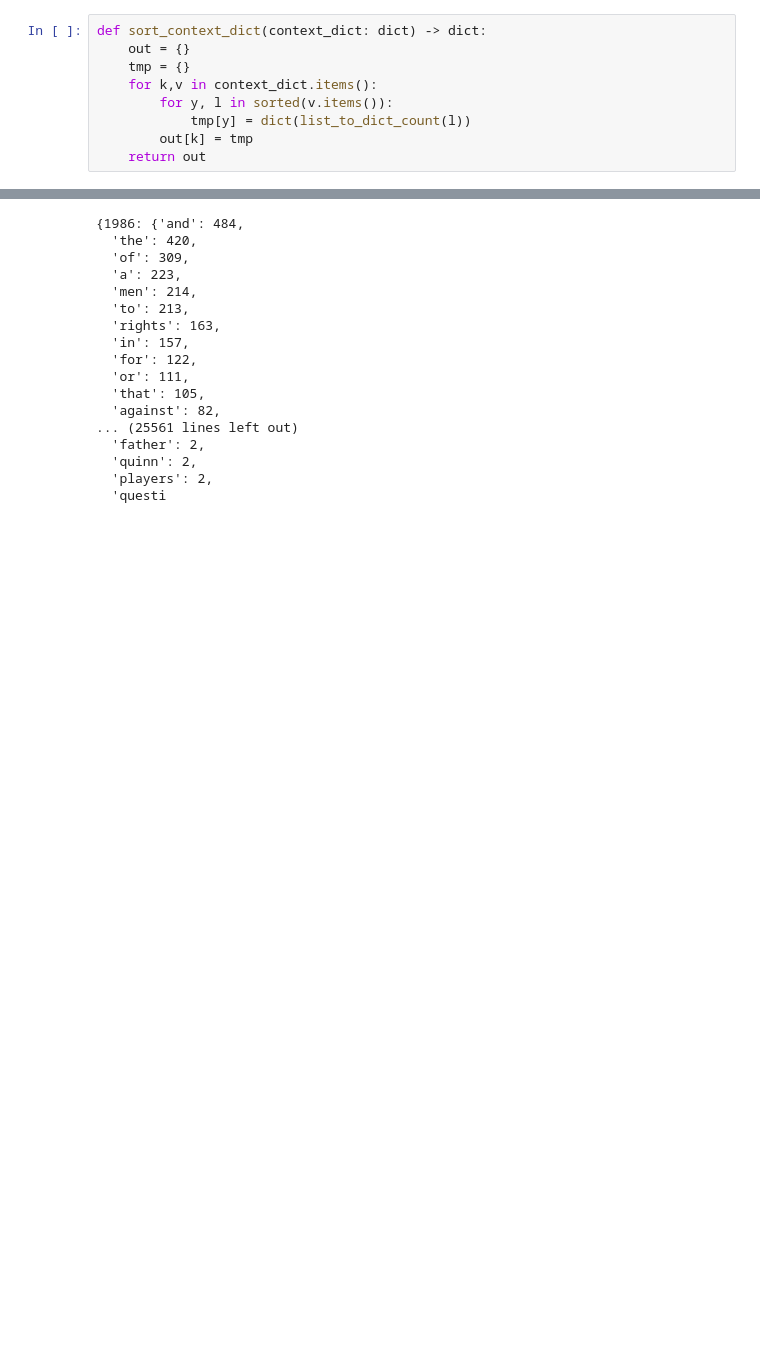
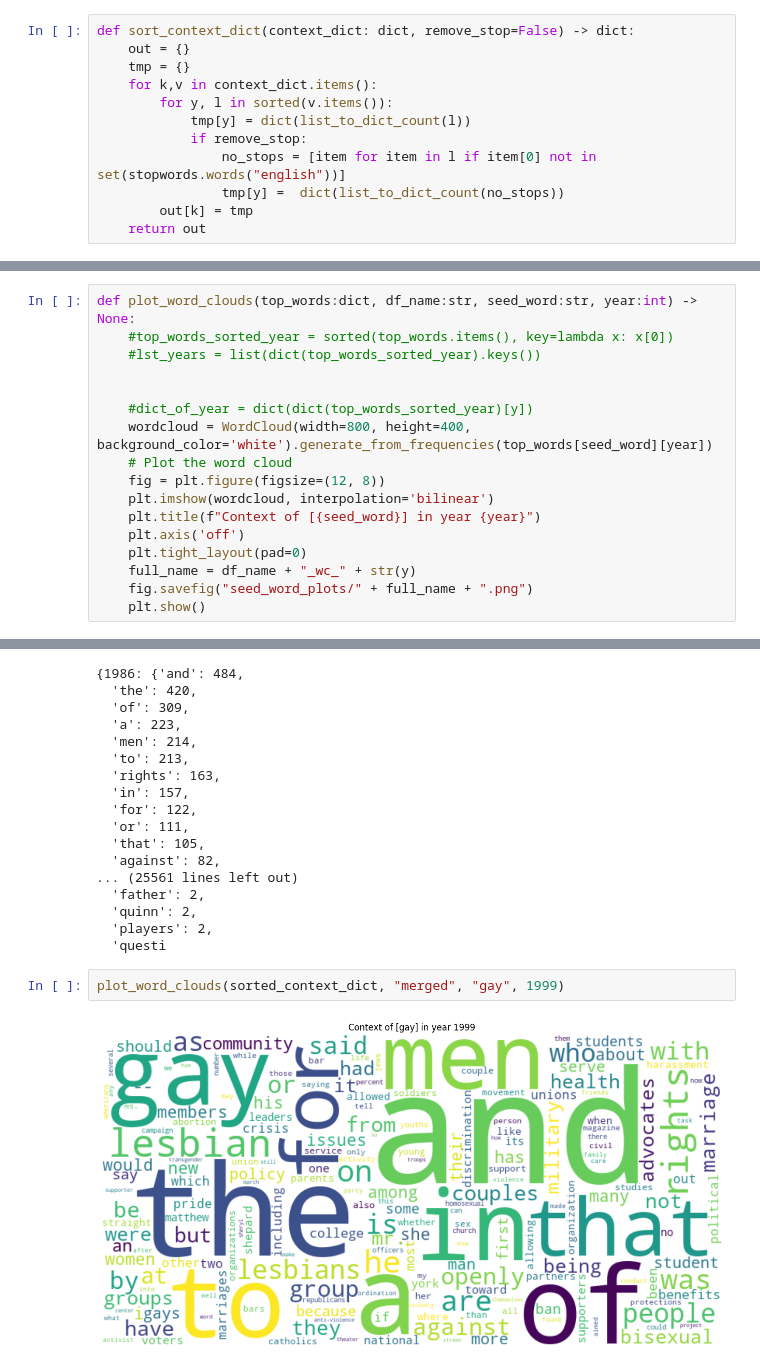
Before and after one commit to dissgod99/Word-Analysis-Association, a Jupyter notebook: diachronic_corpus.ipynb, the cells around one changed output, grey strips where cells are left out. Saved outputs shown, nothing was run; the diff lists cells and outputs as text; blank space fills up the shorter version.

Commit message:
Implement function for plotting wordclouds

```diff
--- a/diachronic_corpus.ipynb
+++ b/diachronic_corpus.ipynb
@@ -166,12 +166,15 @@ list_to_dict_count(contex_dict["gay"][2014])
  ('judgment', 1),
  ...]
 # %%
-def sort_context_dict(context_dict: dict) -> dict:
+def sort_context_dict(context_dict: dict, remove_stop=False) -> dict:
     out = {}
     tmp = {}
     for k,v in context_dict.items():
         for y, l in sorted(v.items()):
             tmp[y] = dict(list_to_dict_count(l))
+            if remove_stop:
+                no_stops = [item for item in l if item[0] not in set(stopwords.words("english"))]
+                tmp[y] =  dict(list_to_dict_count(no_stops))
         out[k] = tmp
     return out
 # %%
@@ -209,6 +212,23 @@ defaultdict(list,
               'they',
 # %%
 sorted_context_dict = sort_context_dict(context_dict=contex_dict)
+# %%
+def plot_word_clouds(top_words:dict, df_name:str, seed_word:str, year:int) -> None:
+    #top_words_sorted_year = sorted(top_words.items(), key=lambda x: x[0])
+    #lst_years = list(dict(top_words_sorted_year).keys())
+
+
+    #dict_of_year = dict(dict(top_words_sorted_year)[y])
+    wordcloud = WordCloud(width=800, height=400, background_color='white').generate_from_frequencies(top_words[seed_word][year])
+    # Plot the word cloud
+    fig = plt.figure(figsize=(12, 8))
+    plt.imshow(wordcloud, interpolation='bilinear')
+    plt.title(f"Context of [{seed_word}] in year {year}")
+    plt.axis('off')
+    plt.tight_layout(pad=0)
+    full_name = df_name + "_wc_" + str(y)
+    fig.savefig("seed_word_plots/" + full_name + ".png")
+    plt.show()
 # %%
 sorted_context_dict["gay"]
 # %% [output]
@@ -229,3 +249,7 @@ sorted_context_dict["gay"]
   'quinn': 2,
   'players': 2,
   'questi
+# %%
+plot_word_clouds(sorted_context_dict, "merged", "gay", 1999)
+# %% [output]
+[figure, added]
```
